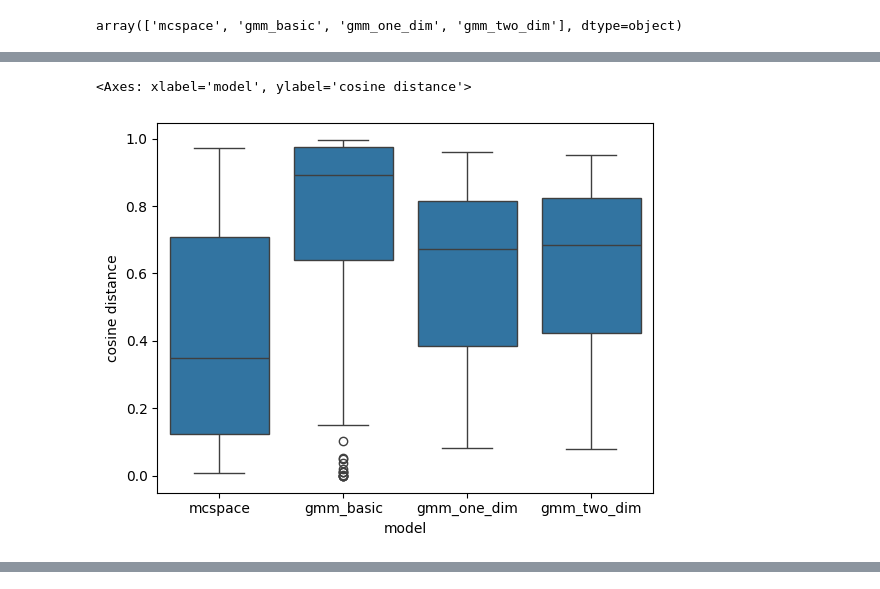
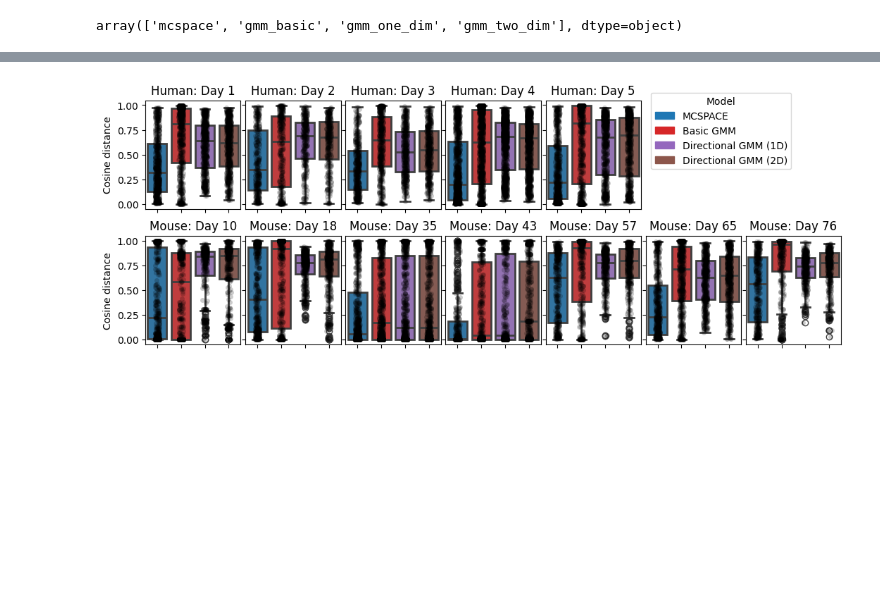
Before and after one commit to gerberlab/MCSPACE, a Jupyter notebook: mcspace/paper/figures/figure_cross_validation.ipynb, the cells around one changed output, grey strips where cells are left out. Saved outputs shown, nothing was run; the diff lists cells and outputs as text; code cells hidden in the pictures; blank space fills up the shorter version.

```diff
--- a/mcspace/paper/figures/figure_cross_validation.ipynb
+++ b/mcspace/paper/figures/figure_cross_validation.ipynb
@@ -38,0 +49,3 @@ array(['mcspace', 'gmm_basic', 'gmm_one_dim', 'gmm_two_dim'], dtype=object)
+# %%
+case = 'Human_1_H11'
+subset = res.loc[res['case']==case,:]
@@ -39,5 +54,72 @@ array(['mcspace', 'gmm_basic', 'gmm_one_dim', 'gmm_two_dim'], dtype=object)
 # %%
-sns.boxplot(data=res, x='model', y='cosine distance')
+# holdout_model_order = ['mcspace', 'gmm_basic', 'gmm_one_dim', 'gmm_two_dim']
+# palette = ['tab:blue', 'tab:red', 'tab:purple', 'tab:brown']
+
+# for case in cases:
+#     subset = res.loc[res['case']==case,:]
+#     fig, ax = plt.subplots()
+#     ax=sns.boxplot(data=subset, x='model', y='cosine distance', ax=ax, palette=palette, order=holdout_model_order, linewidth=2)
+#     ax=sns.stripplot(data=subset, x='model', y='cosine distance', ax=ax, color='black', alpha=0.2)
+#     ax.set_title(case)
-# %% [output]
-<Axes: xlabel='model', ylabel='cosine distance'>
-[figure, removed]
+# %%
+def remove_ylabels(axs):
+    for i in range(1,len(axs)):
+        plt.setp(axs[i].get_yticklabels(), visible=False)
+    return axs
+# %%
+human_cases = ['Human_1_H11', 'Human_2_H11', 'Human_3_H11', 'Human_4_H11','Human_5_H11']
+mouse_cases = ['Mouse_10_JX10', 'Mouse_18_JX10', 'Mouse_35_JX10','Mouse_43_JX10', 'Mouse_57_JX10', 'Mouse_65_JX10', 'Mouse_76_JX10']
+mouse_names = ['Day 10', 'Day 18', 'Day 35', 'Day 43', 'Day 57', 'Day 65', 'Day 76']
+# %%
+holdout_model_order = ['mcspace', 'gmm_basic', 'gmm_one_dim', 'gmm_two_dim']
+palette = ['tab:blue', 'tab:red', 'tab:purple', 'tab:brown']
+# %%
+scale = 1.5
+fig = plt.figure(figsize=(scale*8.5,scale*3))
+gs = fig.add_gridspec(ncols=7,nrows=2, wspace=0.05, hspace=0.25)
+
+axs_human = []
+axs_mouse = []
+for i in range(5):
+    axs_human.append(fig.add_subplot(gs[0,i]))
+    if i > 0:
+        axs_human[i].sharey(axs_human[i-1])
+
+for i in range(7):
+    axs_mouse.append(fig.add_subplot(gs[1,i]))
+    if i > 0:
+        axs_mouse[i].sharey(axs_mouse[i-1])
+
+for i,case in enumerate(human_cases):
+    subset = res.loc[res['case']==case,:]
+    axs_human[i]=sns.boxplot(data=subset, x='model', y='cosine distance', ax=axs_human[i], palette=palette, order=holdout_model_order, linewidth=2)
+    axs_human[i]=sns.stripplot(data=subset, x='model', y='cosine distance', ax=axs_human[i], color='black', alpha=0.2)
+    axs_human[i].set_title(f"Human: Day {i+1}")
+    axs_human[i].set_xticklabels("")
+    axs_human[i].set_xlabel("")
+    axs_human = remove_ylabels(axs_human)
+    axs_human[0].set_ylabel("Cosine distance")
+
+
+for i,case in enumerate(mouse_cases):
+    subset = res.loc[res['case']==case,:]
+    axs_mouse[i]=sns.boxplot(data=subset, x='model', y='cosine distance', ax=axs_mouse[i], palette=palette, order=holdout_model_order, linewidth=2)
+    axs_mouse[i]=sns.stripplot(data=subset, x='model', y='cosine distance', ax=axs_mouse[i], color='black', alpha=0.2)
+    axs_mouse[i].set_title(case)
+    axs_mouse[i].set_xticklabels("")
+    axs_mouse[i].set_xlabel("")
+    axs_mouse[i].set_title(f"Mouse: {mouse_names[i]}")
+    axs_mouse = remove_ylabels(axs_mouse)
+    axs_mouse[0].set_ylabel("Cosine distance")
+
+# legend ===============================================
+lines_labels = [axs_human[0].get_legend_handles_labels()]
+lines, labels = [sum(lol, []) for lol in zip(*lines_labels)]
+mod_sub = [0,1,2,3]
+lines = [mpatches.Patch(color=c) for c in palette]
+# labels = [labels[i] for i in mod_sub]
+labels = ['MCSPACE','Basic GMM', 'Directional GMM (1D)', 'Directional GMM (2D)']
+# labels = ['MCSPACE', "Fisher's exact",  'Basic GMM'] #, 'Directional GMM (1D)', 'Directional GMM (2D)']
+fig.legend(lines, labels, title='Model', loc='upper right', bbox_to_anchor=(0.85,0.92), ncol=1)
+plt.savefig(outpath / "holdout_results.png", bbox_inches="tight")
+# %% [output]
@@ -43,0 +143 @@ sns.boxplot(data=res, x='model', y='cosine distance')
+[figure, added]
```
Also changed, not shown: parts of 8 cells of this notebook, 7 other files.
